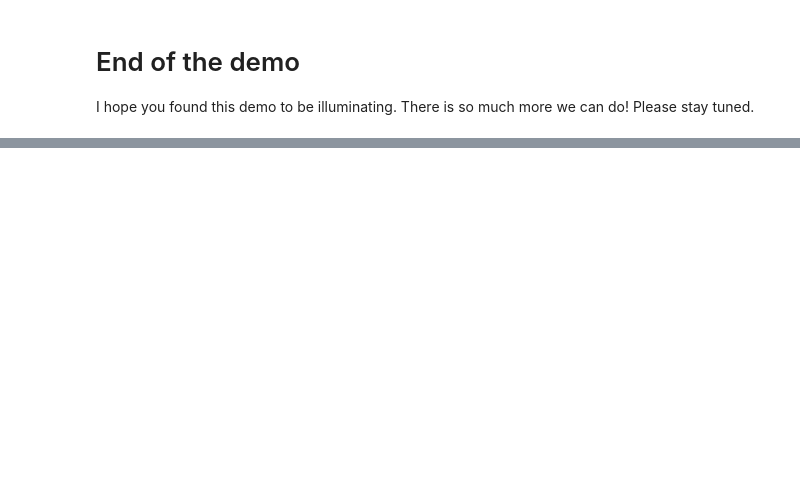
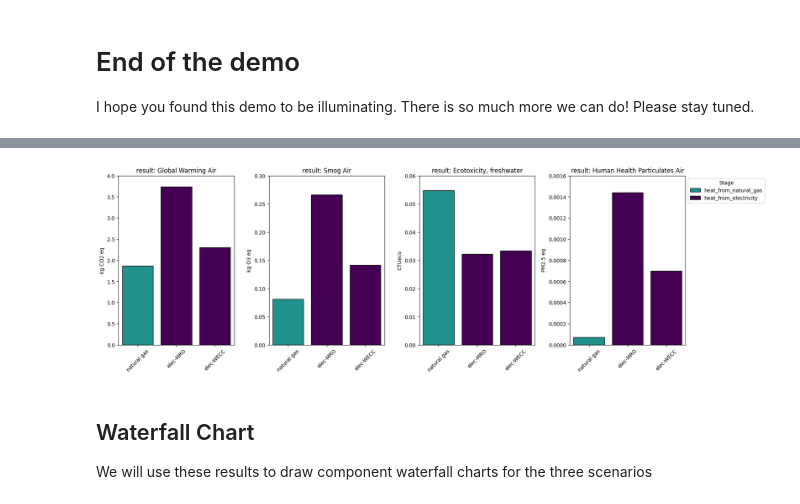
Before and after one commit to AntelopeLCA/user, a Jupyter notebook: demos/ISSST Hot Shower.ipynb, the cells around one changed output, grey strips where cells are left out. Cells and saved outputs as stored; diff of their text form; code cells hidden in the pictures; blank space fills up the shorter version.

```diff
--- a/demos/ISSST Hot Shower.ipynb
+++ b/demos/ISSST Hot Shower.ipynb
@@ -801,0 +1104,9 @@ shower.fragment_lcia(gwp, scenario=('electric', 'WECC')).show_components()
+# %%
+runner.set_descend(descend_all=False)
+# %%
+g = make_stack_plot_from_df(runner.to_dataframe(summary=False), list(runner.scenarios))
+# %% [output]
+[figure, added]
+# %% [markdown]
+## Waterfall Chart
+We will use these results to draw component waterfall charts for the three scenarios
```
Also changed, not shown: parts of 103 cells of this notebook.
